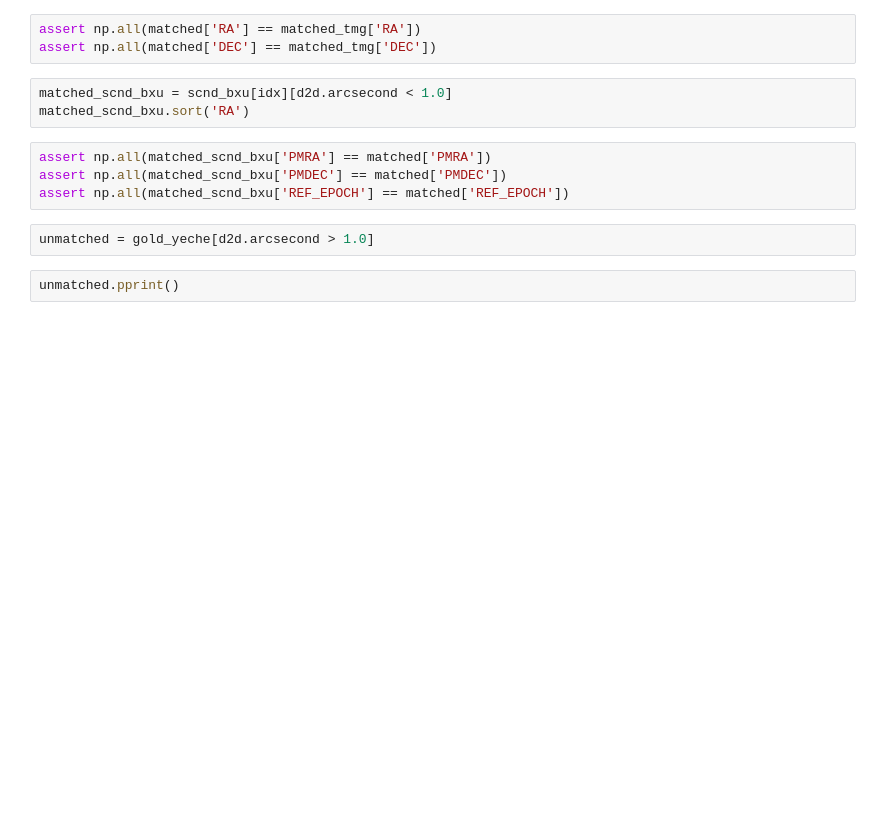
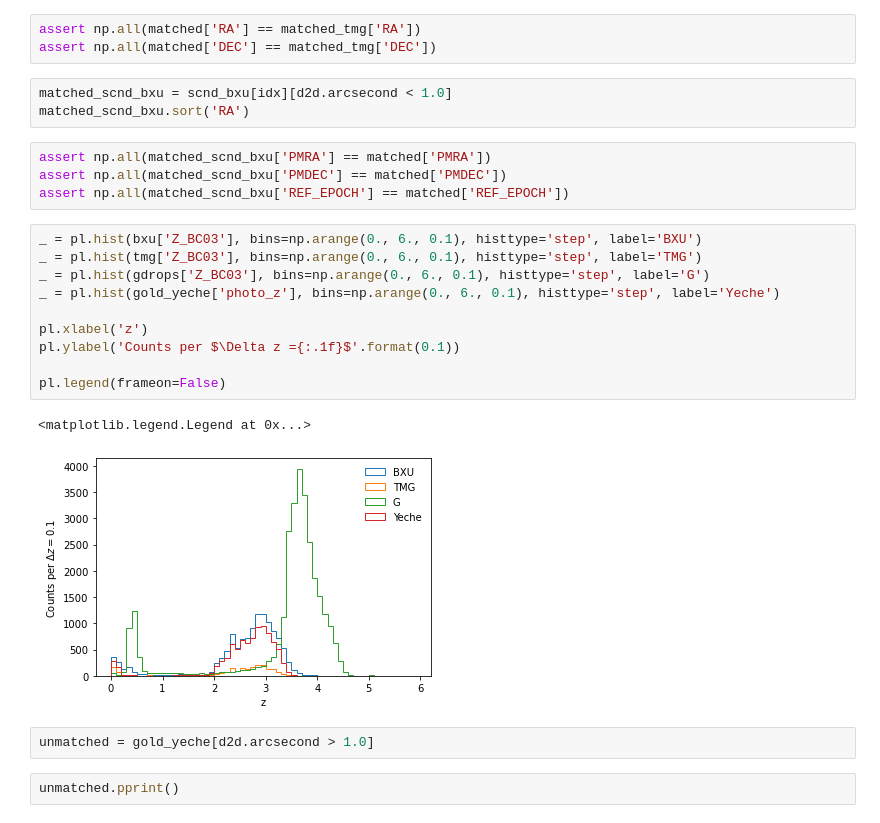
Before and after one commit to michaelJwilson/DESILBG, a Jupyter notebook: gold/yeche.ipynb, the cells around one changed output. Drawn from its saved outputs; the diff is of its cells as text; blank space fills up the shorter version.

```diff
--- a/gold/yeche.ipynb
+++ b/gold/yeche.ipynb
@@ -235,6 +222,19 @@ matched_scnd_bxu.sort('RA')
 assert np.all(matched_scnd_bxu['PMRA'] == matched['PMRA'])
 assert np.all(matched_scnd_bxu['PMDEC'] == matched['PMDEC'])
 assert np.all(matched_scnd_bxu['REF_EPOCH'] == matched['REF_EPOCH'])
+# %%
+_ = pl.hist(bxu['Z_BC03'], bins=np.arange(0., 6., 0.1), histtype='step', label='BXU')
+_ = pl.hist(tmg['Z_BC03'], bins=np.arange(0., 6., 0.1), histtype='step', label='TMG')
+_ = pl.hist(gdrops['Z_BC03'], bins=np.arange(0., 6., 0.1), histtype='step', label='G')
+_ = pl.hist(gold_yeche['photo_z'], bins=np.arange(0., 6., 0.1), histtype='step', label='Yeche')
+
+pl.xlabel('z')
+pl.ylabel('Counts per $\Delta z ={:.1f}$'.format(0.1))
+
+pl.legend(frameon=False)
+# %% [output]
+<matplotlib.legend.Legend at 0x...>
+[figure, added]
 # %%
 unmatched = gold_yeche[d2d.arcsecond > 1.0]
 # %%
```
Also changed, not shown: parts of 5 cells of this notebook, 1 other file.
